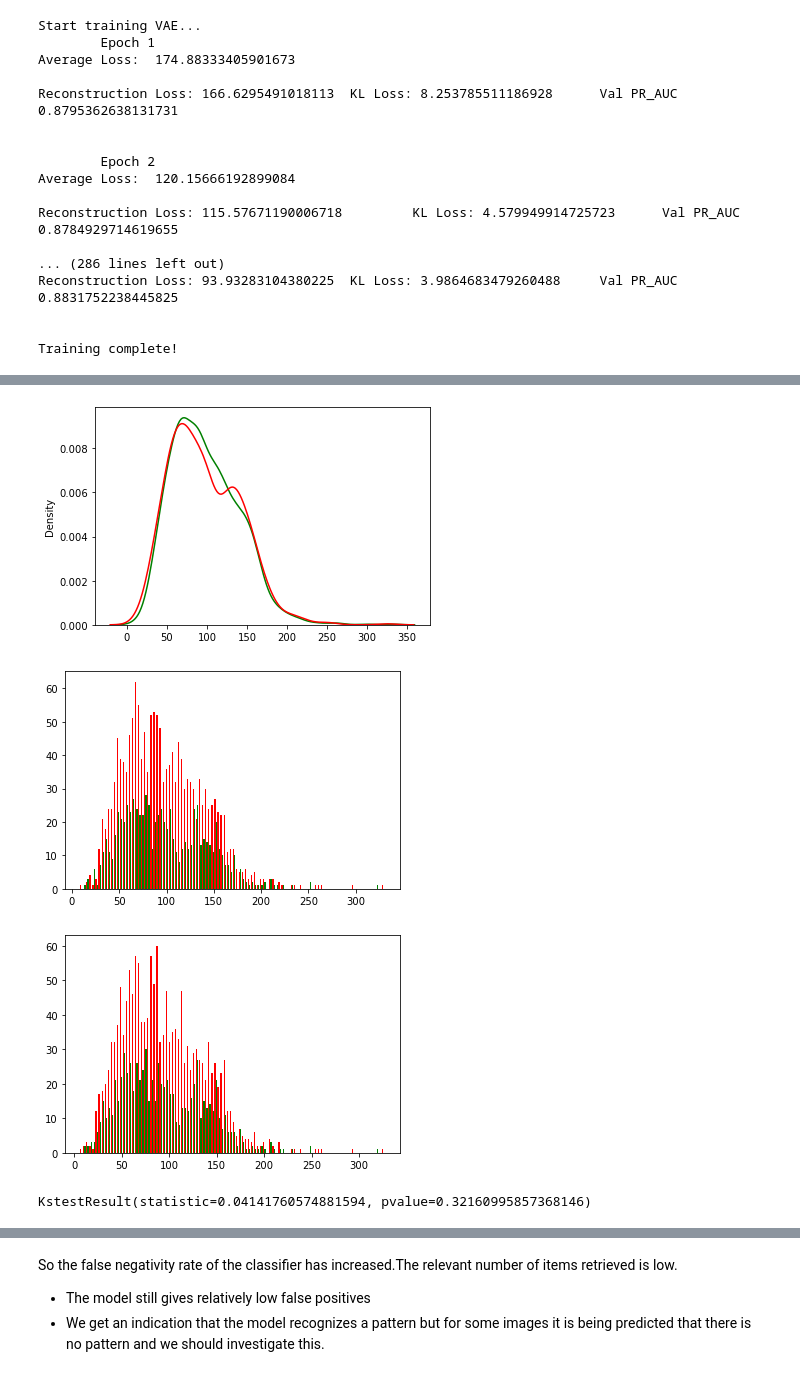
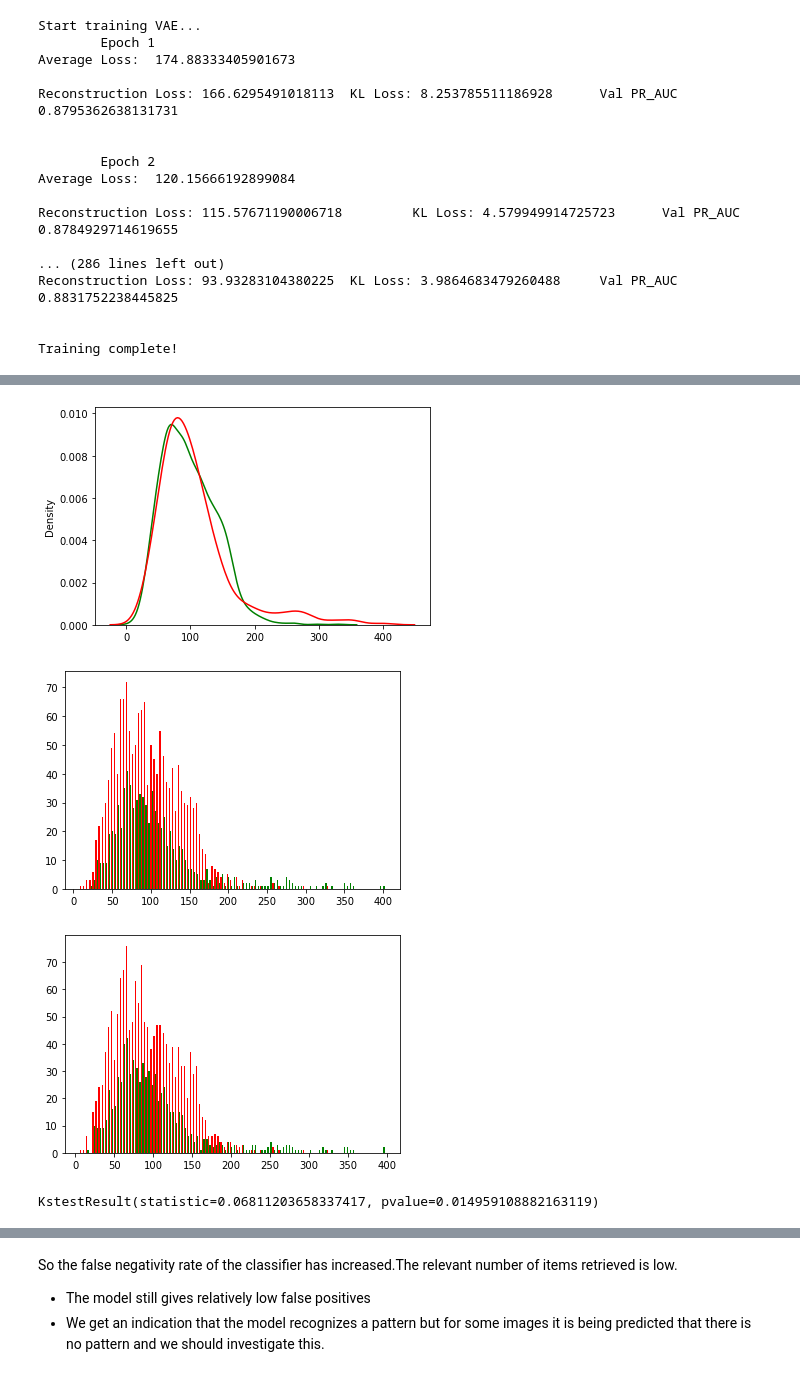
Before and after one commit to a-moharil/2IMN30-ML-for-Industry, a Jupyter notebook: dataset-shift-completed.ipynb, the cells around one changed output, grey strips where cells are left out. Cells and saved outputs as stored; diff of their text form; code cells hidden in the pictures.

```diff
--- a/dataset-shift-completed.ipynb
+++ b/dataset-shift-completed.ipynb
@@ -750,39 +755,39 @@ KstestResult(statistic=0.04467581251020741, pvalue=0.23998662031822404)
-# %%
-
-#RESULTS PROD SET 3
-
-import seaborn as sns
-
-elbo_train, recon_train = detect_shift(conv_vae, train_dataloader, target_flag = True)
-
-elbo_prod_lab, recon_prod_lab = detect_shift(conv_vae, prod_dataloader_lab3, target_flag = True )
-
-
-
-sns.kdeplot(elbo_train, color='green')
-sns.kdeplot(elbo_prod_lab, color='red')
-plt.show()
-
-
-plt.hist([elbo_train, elbo_prod_lab], 100, color=['r', 'g'])
-plt.show()
-
-
-plt.hist([recon_train, recon_prod_lab], 100, color=['r', 'g'])
-plt.show()
-
-
-# KS TEST
-
-from scipy import stats
-
-test_3 = stats.kstest(elbo_train, elbo_prod_lab)
-print(test_3)
-# %% [output]
-[figure, removed]
-[figure, removed]
-[figure, removed]
-KstestResult(statistic=0.04141760574881594, pvalue=0.32160995857368146)
+# %%
+
+#RESULTS PROD SET 3
+
+import seaborn as sns
+
+elbo_train, recon_train = detect_shift(conv_vae, train_dataloader, target_flag = True)
+
+elbo_prod_lab3, recon_prod_lab3 = detect_shift(conv_vae, prod_dataloader_lab3, target_flag = True )
+
+
+
+sns.kdeplot(elbo_train, color='green')
+sns.kdeplot(elbo_prod_lab3, color='red')
+plt.show()
+
+
+plt.hist([elbo_train, elbo_prod_lab3], 100, color=['r', 'g'])
+plt.show()
+
+
+plt.hist([recon_train, recon_prod_lab3], 100, color=['r', 'g'])
+plt.show()
+
+
+# KS TEST
+
+from scipy import stats
+
+test_3 = stats.kstest(elbo_train, elbo_prod_lab3)
+print(test_3)
+# %% [output]
+[figure, added]
+[figure, added]
+[figure, added]
+KstestResult(statistic=0.06811203658337417, pvalue=0.014959108882163119)
 # %%
 #Now we investigate the unlabelled data
 
```
Also changed, not shown: parts of 21 cells of this notebook.
